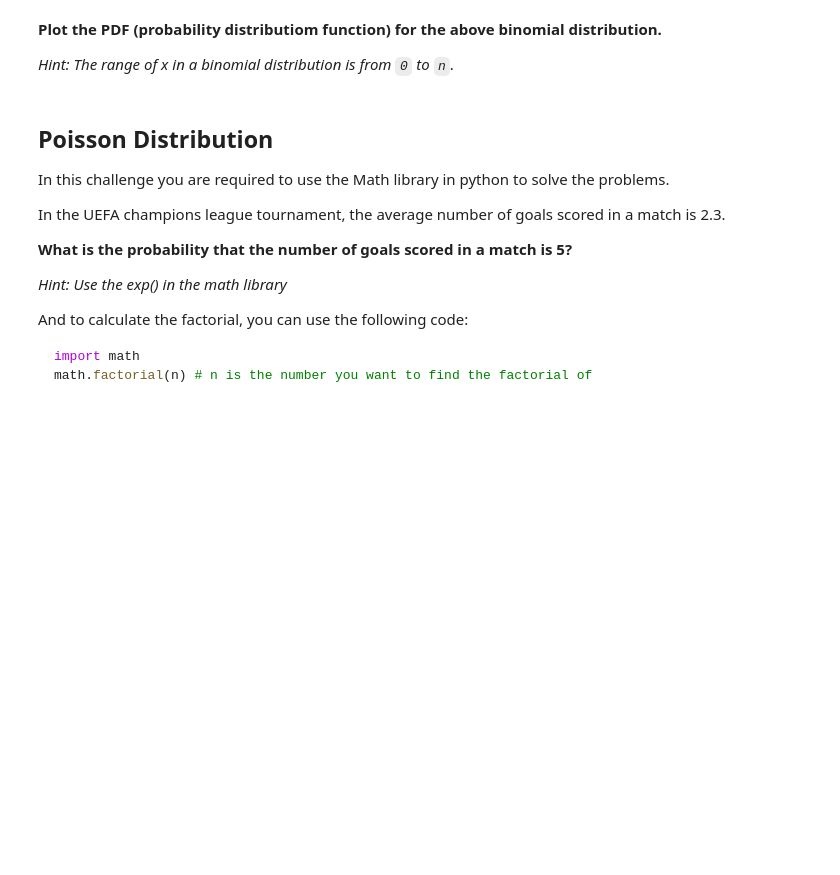
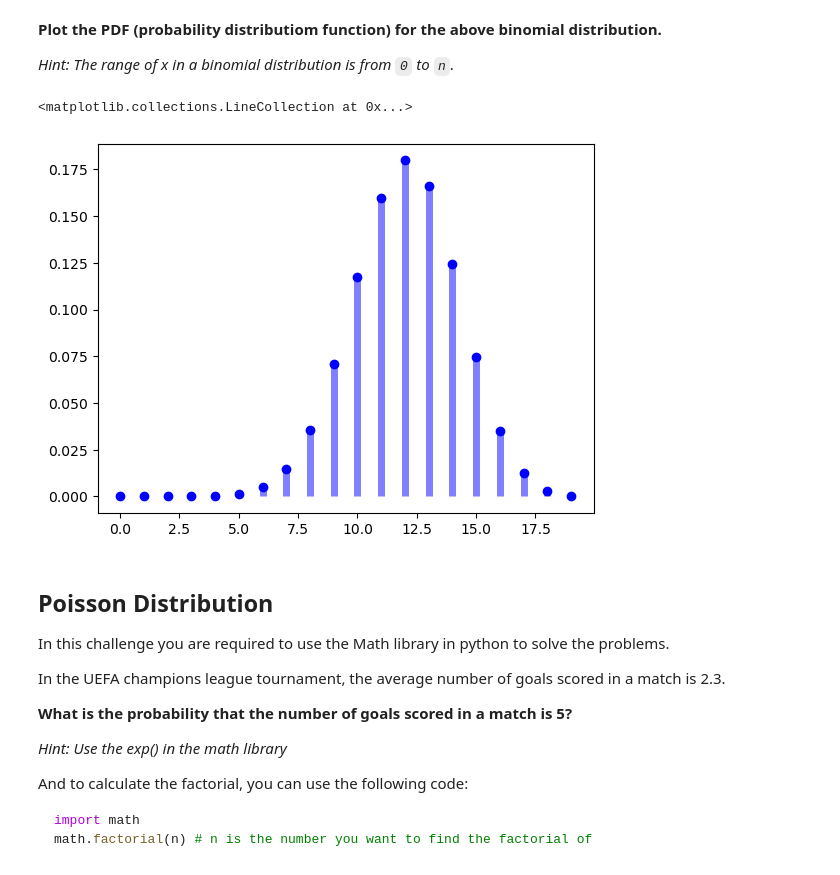
Before and after one commit to Ironhack-Data-Madrid-Octubre-2023/6.1-lab_discrete_probability_distributions, a Jupyter notebook: your-code/main.ipynb, the cells around one changed output. Cells and saved outputs as stored; diff of their text form; code cells hidden in the pictures; blank space fills up the shorter version.

```diff
--- a/your-code/main.ipynb
+++ b/your-code/main.ipynb
@@ -95,11 +101,14 @@ binom.cdf(4,n,p)
 # %%
 # your code here
 # Please label the axes and give a title to the plot
 
 fig, ax = plt.subplots()
 x = range(0, n)
-ax.plot(x, stats.binom.pmf(x, n, p), 'bo')
-ax.vlines(x, 0, stats.binom.pmf(x, n, p), colors='b', lw=5, alpha=0.5)
+ax.plot(x, binom.pmf(x, n, p), 'bo')
+ax.vlines(x, 0, binom.pmf(x, n, p), colors='b', lw=5, alpha=0.5)
+# %% [output]
+<matplotlib.collections.LineCollection at 0x...>
+[figure, added]
 # %% [markdown]
 ## Poisson Distribution
 
```
Also changed, not shown: parts of 3 cells of this notebook.
